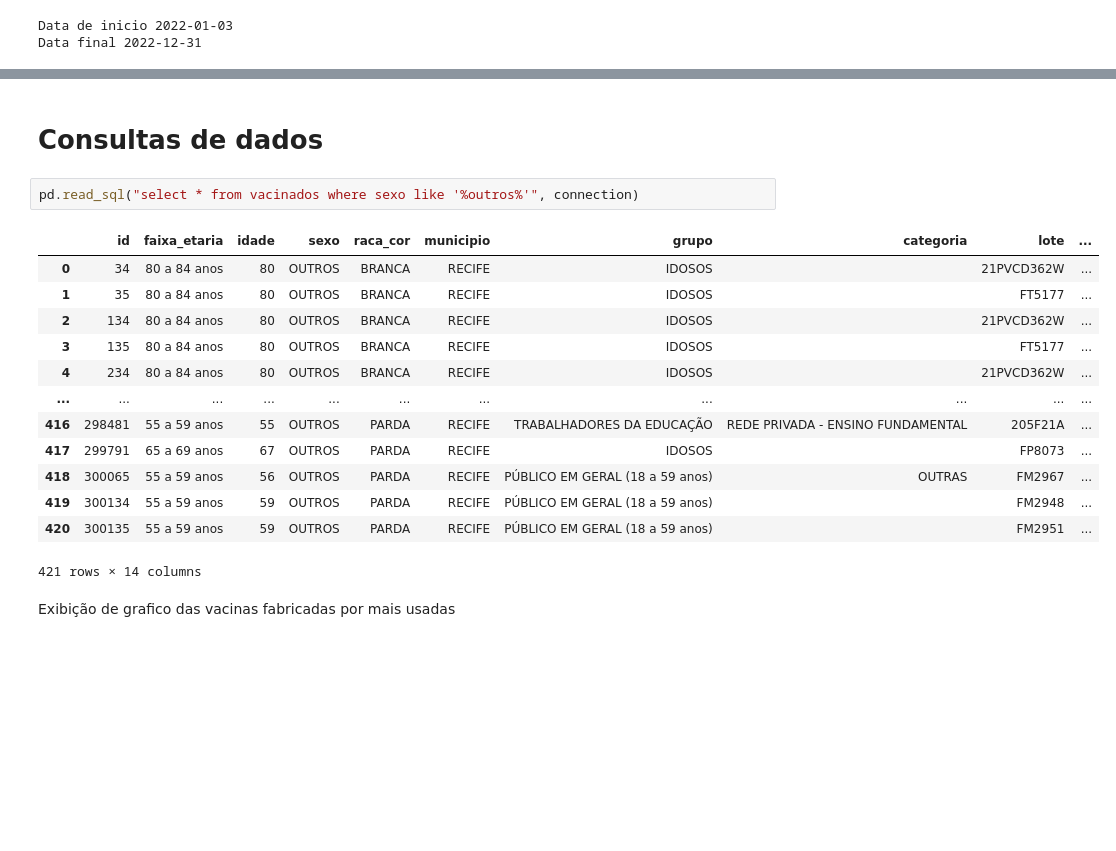
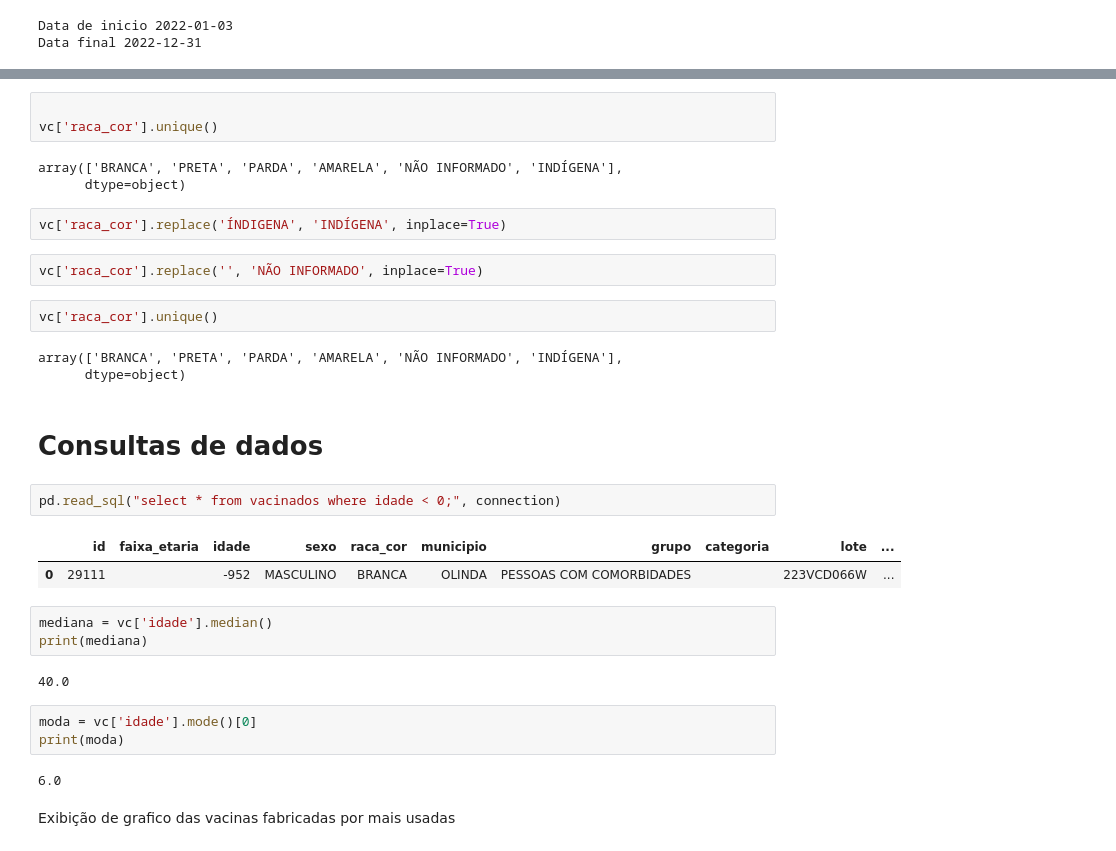
Before and after one commit to VellyKs/BigData_Data-set, a Jupyter notebook: data_setBigData.ipynb, the cells around one changed output, grey strips where cells are left out. Cells and saved outputs as stored; diff of their text form; blank space fills up the shorter version.

```diff
--- a/data_setBigData.ipynb
+++ b/data_setBigData.ipynb
@@ -164,21 +348,35 @@ Data final 2022-12-31
+# %%
+
+vc['raca_cor'].unique()
+# %% [output]
+array(['BRANCA', 'PRETA', 'PARDA', 'AMARELA', 'NÃO INFORMADO', 'INDÍGENA'],
+      dtype=object)
+# %%
+vc['raca_cor'].replace('ÍNDIGENA', 'INDÍGENA', inplace=True)
+# %%
+vc['raca_cor'].replace('', 'NÃO INFORMADO', inplace=True)
+# %%
+vc['raca_cor'].unique()
+# %% [output]
+array(['BRANCA', 'PRETA', 'PARDA', 'AMARELA', 'NÃO INFORMADO', 'INDÍGENA'],
+      dtype=object)
 # %% [markdown]
 # Consultas de dados
 # %%
-pd.read_sql("select * from vacinados where sexo like '%outros%'", connection)
+pd.read_sql("select * from vacinados where idade < 0;", connection)
 # %% [output]
 |  | id | faixa_etaria | idade | sexo | raca_cor | municipio | grupo | categoria | lote | ... |
-| 0 | 34 | 80 a 84 anos | 80 | OUTROS | BRANCA | RECIFE | IDOSOS |  | 21PVCD362W | ... |
-| 1 | 35 | 80 a 84 anos | 80 | OUTROS | BRANCA | RECIFE | IDOSOS |  | FT5177 | ... |
-| 2 | 134 | 80 a 84 anos | 80 | OUTROS | BRANCA | RECIFE | IDOSOS |  | 21PVCD362W | ... |
-| 3 | 135 | 80 a 84 anos | 80 | OUTROS | BRANCA | RECIFE | IDOSOS |  | FT5177 | ... |
-| 4 | 234 | 80 a 84 anos | 80 | OUTROS | BRANCA | RECIFE | IDOSOS |  | 21PVCD362W | ... |
-| ... | ... | ... | ... | ... | ... | ... | ... | ... | ... | ... |
-| 416 | 298481 | 55 a 59 anos | 55 | OUTROS | PARDA | RECIFE | TRABALHADORES DA EDUCAÇÃO | REDE PRIVADA - ENSINO FUNDAMENTAL | 205F21A | ... |
-| 417 | 299791 | 65 a 69 anos | 67 | OUTROS | PARDA | RECIFE | IDOSOS |  | FP8073 | ... |
-| 418 | 300065 | 55 a 59 anos | 56 | OUTROS | PARDA | RECIFE | PÚBLICO EM GERAL (18 a 59 anos) | OUTRAS | FM2967 | ... |
-| 419 | 300134 | 55 a 59 anos | 59 | OUTROS | PARDA | RECIFE | PÚBLICO EM GERAL (18 a 59 anos) |  | FM2948 | ... |
-| 420 | 300135 | 55 a 59 anos | 59 | OUTROS | PARDA | RECIFE | PÚBLICO EM GERAL (18 a 59 anos) |  | FM2951 | ... |
+| 0 | 29111 |  | -952 | MASCULINO | BRANCA | OLINDA | PESSOAS COM COMORBIDADES |  | 223VCD066W | ... |
-421 rows × 14 columns
+# %%
+mediana = vc['idade'].median()
+print(mediana)
+# %% [output]
+40.0
+# %%
+moda = vc['idade'].mode()[0]
+print(moda)
+# %% [output]
+6.0
 # %% [markdown]
 Exibição de grafico das vacinas fabricadas por mais usadas
 # %%
```
Also changed, not shown: parts of 29 cells of this notebook.
